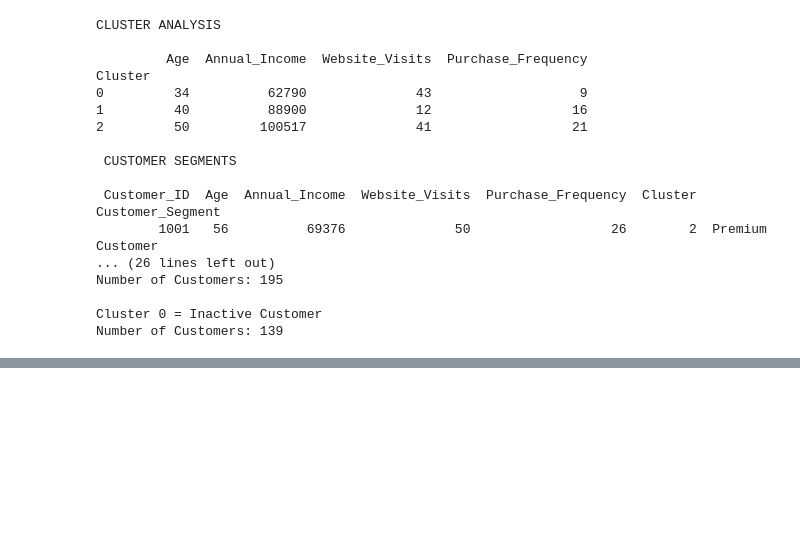
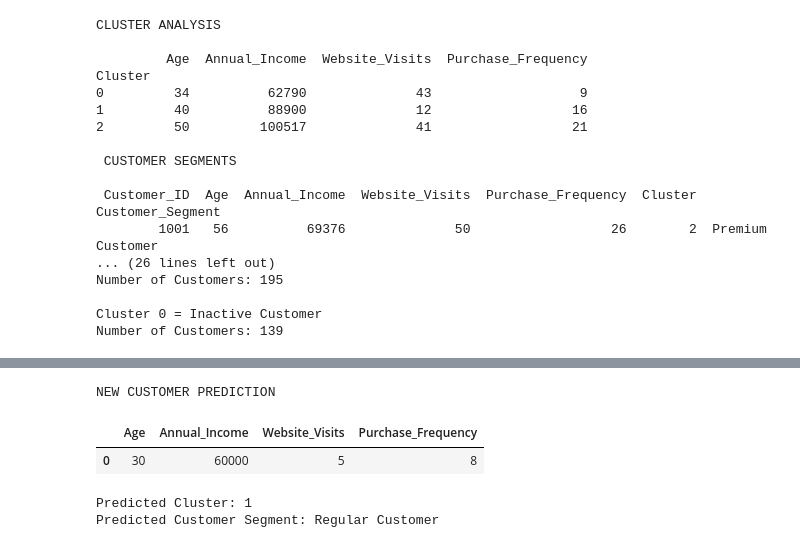
Before and after one commit to Gayathri1695/Customer-Segmentation-System, a Jupyter notebook: Data_Handling.ipynb, the cells around one changed output, grey strips where cells are left out. Cells and saved outputs as stored; diff of their text form; code cells hidden in the pictures; blank space fills up the shorter version.

```diff
--- a/Data_Handling.ipynb
+++ b/Data_Handling.ipynb
@@ -369,0 +371,28 @@ Predicted Customer Segment: Premium Customer
+# %%
+new_customer = pd.DataFrame(
+    [[30, 60000, 5, 8]],
+    columns=[
+        "Age",
+        "Annual_Income",
+        "Website_Visits",
+        "Purchase_Frequency"
+    ]
+)
+
+
+new_customer_scaled = scaler.transform(new_customer)
+prediction = model.predict(new_customer_scaled)
+
+cluster_number = prediction[0]
+customer_segment = segment_names[cluster_number]
+print("NEW CUSTOMER PREDICTION")
+display(new_customer)
+
+print("\nPredicted Cluster:", cluster_number)
+print("Predicted Customer Segment:", customer_segment)
+# %% [output]
+NEW CUSTOMER PREDICTION
+|  | Age | Annual_Income | Website_Visits | Purchase_Frequency |
+| 0 | 30 | 60000 | 5 | 8 |
+Predicted Cluster: 1
+Predicted Customer Segment: Regular Customer
```
Also changed, not shown: parts of 2 cells of this notebook.
